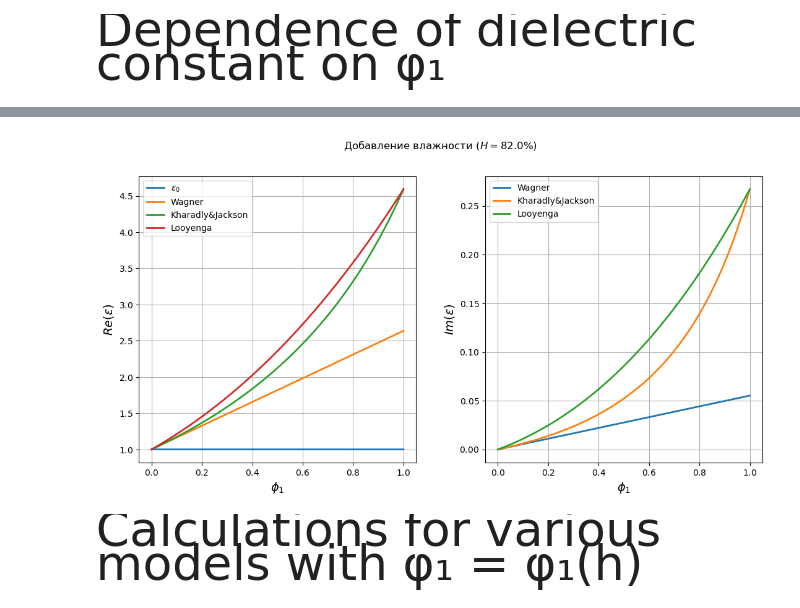
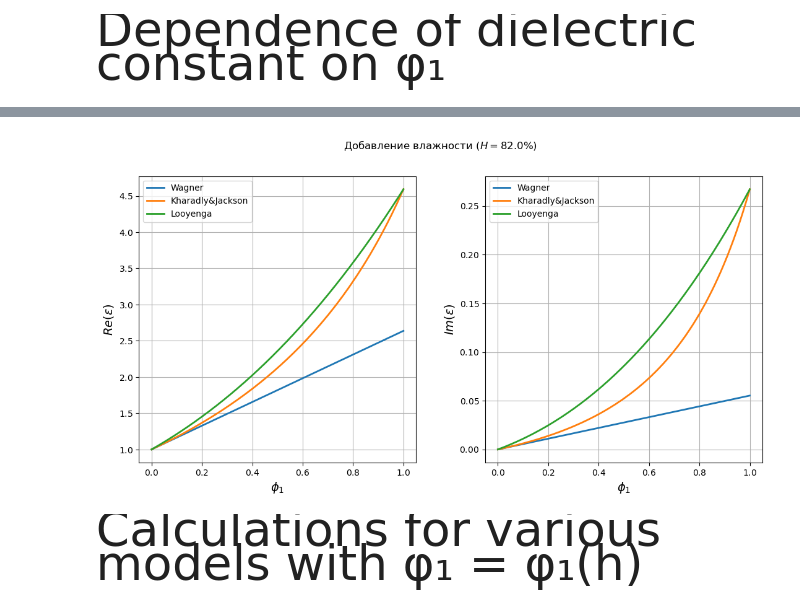
Before and after one commit to Margo-10/pe_radiowaves, a Jupyter notebook: pe_radiowaves.ipynb, the cells around one changed output, grey strips where cells are left out. Cells and saved outputs as stored; diff of their text form; code cells hidden in the pictures.

```diff
--- a/pe_radiowaves.ipynb
+++ b/pe_radiowaves.ipynb
@@ -89,0 +110,20 @@ eps_1= (4.56 + 0.04*Humidity - 7.78*pow(Humidity,2)*1.e-4 + 5.56*pow(Humidity,3)
+# %%
+for i in range(H_max * coeff + 1):
+    for j in range(cols):
+        eps_l_real[i][j] = pow((phi_1_arr[i]*(pow(eps_1[j],1.0/3.0)-pow(eps_0[i],1.0/3.0)) + pow(eps_0[i],1.0/3.0)), 3)
+eps_l_real = np.real(eps_l_real)
+# %%
+for i in range(H_max * coeff + 1):
+    for j in range(cols):
+        eps_w_complex[i][j] = (3*eps_0[i]*phi_1_arr[i]*(eps_1[j] - eps_0[i])/(eps_1[j] + 2*eps_0[i]) + eps_0[i])
+eps_w_complex = np.imag(eps_w_complex)
+# %%
+for i in range(H_max * coeff + 1):
+    for j in range(cols):
+        eps_kj_complex[i][j] = (2*eps_0[i]*phi_1_arr[i]*(eps_1[j]-eps_0[i]) + eps_0[i]*eps_1[j] + 2*eps_0[i]*eps_0[i])/(eps_1[j]+2*eps_0[i]-phi_1_arr[i]*(eps_1[j]-eps_0[i]))
+eps_kj_complex = np.imag(eps_kj_complex)
+# %%
+for i in range(H_max * coeff + 1):
+    for j in range(cols):
+        eps_l_complex[i][j] = (pow((phi_1_arr[i]*(pow(eps_1[j],1.0/3.0)-pow(eps_0[i],1.0/3.0)) + pow(eps_0[i],1.0/3.0)), 3))
+eps_l_complex= np.imag(eps_l_complex)
@@ -114,31 +189,31 @@ for i in range(H_max*coeff+1):
 # %%
 fig, axs = plt.subplots(1, 2, figsize=(13, 6), gridspec_kw={'wspace': 0.25} )
 fig.suptitle('Добавление влажности ($H = {} \% $)'.format(Humidity*100))
 
-axs[0].plot(phi_1_arr, eps_0, label='$ε_0$', linewidth='2')
+# axs[0].plot(phi_1_arr, eps_0, label='$ε_0$', linewidth='2')
 axs[0].plot(phi_1_arr, eps_w_real, label='Wagner', linewidth='2')
 axs[0].plot(phi_1_arr, eps_kj_real, label='Kharadly&Jackson', linewidth='2')
 axs[0].plot(phi_1_arr, eps_l_real, label='Looyenga', linewidth='2')
 axs[0].set_ylabel('$Re(ε)$', fontsize=14)
 axs[0].set_xlabel('$\phi_1$', fontsize=14) #, labelpad=18)
 # axs[0].set_title('Стандартная рефракция без пыли')
 axs[0].ticklabel_format(style='scientific', axis='Both', useMathText=True, useOffset=False)
 axs[0].grid(True)
 axs[0].legend()
 
 axs[1].plot(phi_1_arr, eps_w_complex, label='Wagner', linewidth='2')
 axs[1].plot(phi_1_arr, eps_kj_complex, label='Kharadly&Jackson', linewidth='2')
 axs[1].plot(phi_1_arr, eps_l_complex, label='Looyenga', linewidth='2')
 axs[1].set_xlabel('$\phi_1$', fontsize=14) #, labelpad=18)
 axs[1].set_ylabel('$Im(ε)$', fontsize=14)
 # axs[1].set_title()
 axs[1].ticklabel_format(style='scientific', axis='Both', useMathText=True, useOffset=False)
 axs[1].grid(True)
 axs[1].legend()
 
 plt.show()
 # %% [output]
-[figure, old version]
+[figure, new version]
 # %% [markdown]
 
 <span style="font-size: 48px;">Calculations for various models with φ₁ = φ₁(h) </span>
```
Also changed, not shown: parts of 8 cells of this notebook.
